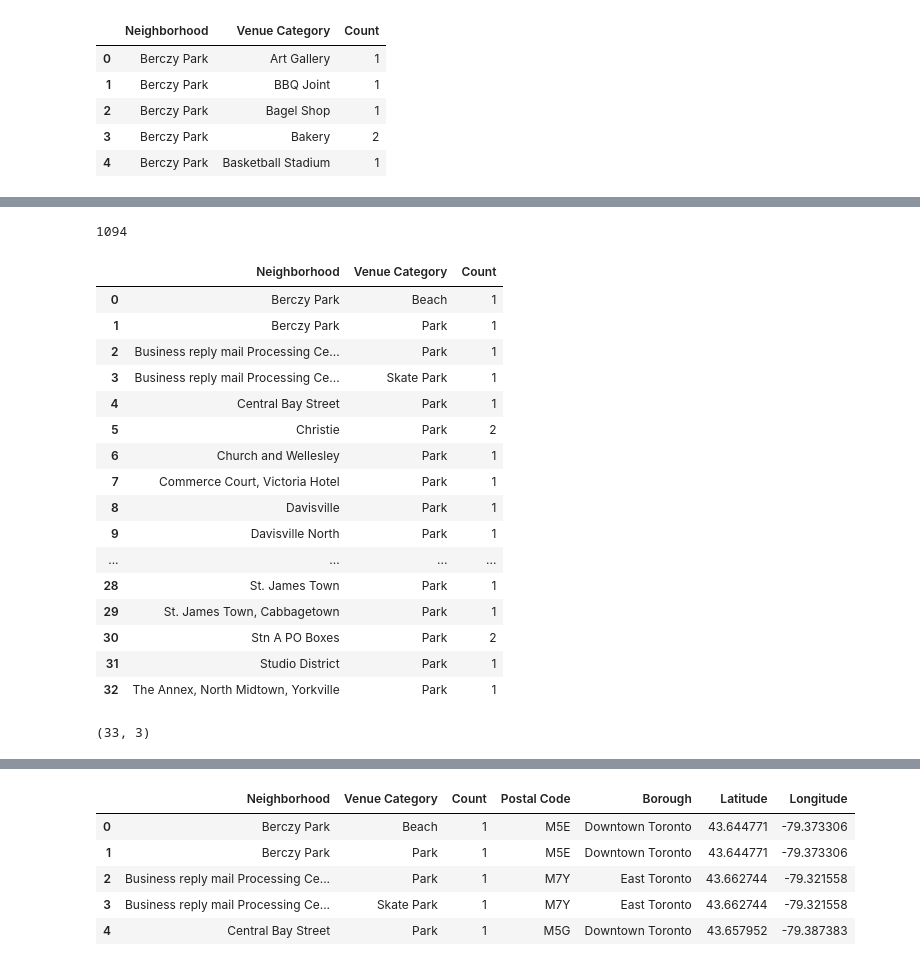
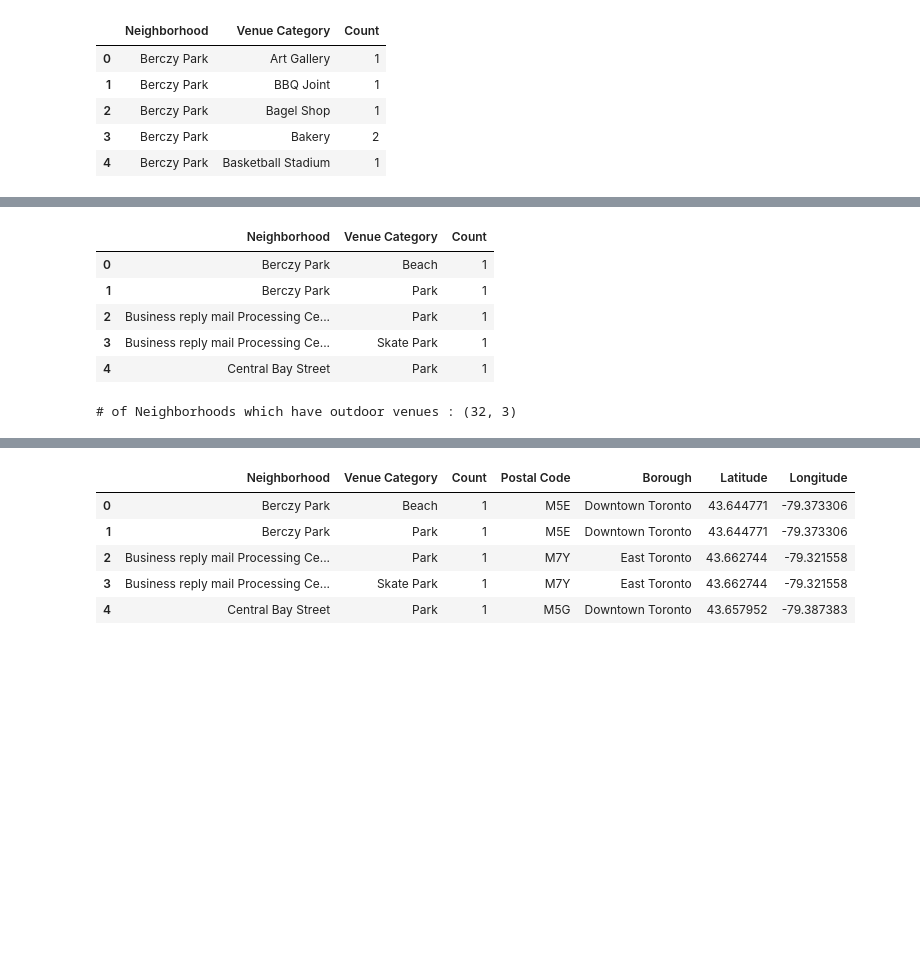
Before and after one commit to sbellur1/MyRepo, a Jupyter notebook: AssignBofNeigh.ipynb, the cells around one changed output, grey strips where cells are left out. Drawn from its saved outputs; the diff is of its cells as text; code cells hidden in the pictures; blank space fills up the shorter version.

```diff
--- a/AssignBofNeigh.ipynb
+++ b/AssignBofNeigh.ipynb
@@ -286,5 +287 @@ VenCatCnt.head(10)
-# %%
-print(len(Neigh_Cat_CountGrpBy))
-# %% [output]
-1094
 # %%
@@ -315,29 +315,18 @@ for Neigh, VenueCat,Count  in zip(Neigh_Cat_CountGrpBy['Neighborhood'], Neigh_Ca
 # %%
 # The output of this data is list of Neighborhoods, Venue Categories, Count of venues for each category
 
 Toronto_Outdoor_data = Toronto_Outdoor_data.reset_index(drop=True)
 
-Toronto_Outdoor_data.head(50)
+Toronto_Outdoor_data.head(5)
 # %% [output]
 |  | Neighborhood | Venue Category | Count |
 | 0 | Berczy Park | Beach | 1 |
 | 1 | Berczy Park | Park | 1 |
 | 2 | Business reply mail Processing Ce... | Park | 1 |
 | 3 | Business reply mail Processing Ce... | Skate Park | 1 |
 | 4 | Central Bay Street | Park | 1 |
-| 5 | Christie | Park | 2 |
-| 6 | Church and Wellesley | Park | 1 |
-| 7 | Commerce Court, Victoria Hotel | Park | 1 |
-| 8 | Davisville | Park | 1 |
-| 9 | Davisville North | Park | 1 |
-| ... | ... | ... | ... |
-| 28 | St. James Town | Park | 1 |
-| 29 | St. James Town, Cabbagetown | Park | 1 |
-| 30 | Stn A PO Boxes | Park | 2 |
-| 31 | Studio District | Park | 1 |
-| 32 | The Annex, North Midtown, Yorkville | Park | 1 |
-# %%
-Toronto_Outdoor_data.shape
-# %% [output]
-(33, 3)
+# %%
+print('# of Neighborhoods which have outdoor venues :', Toronto_Outdoor_data.shape)
+# %% [output]
+# of Neighborhoods which have outdoor venues : (32, 3)
 # %%
```
Also changed, not shown: parts of 21 cells of this notebook.
